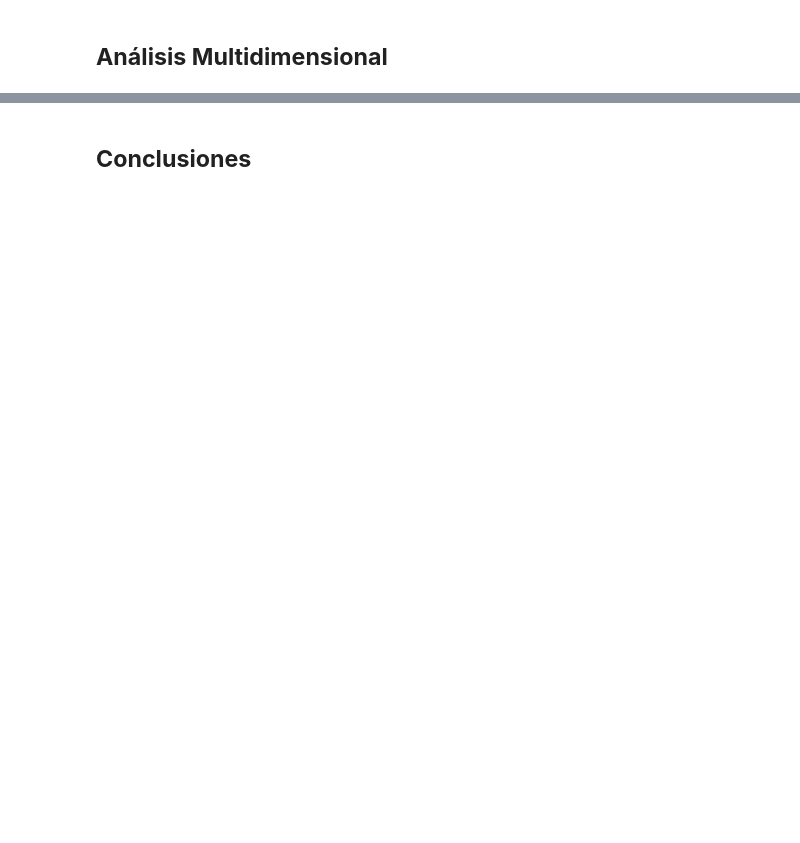
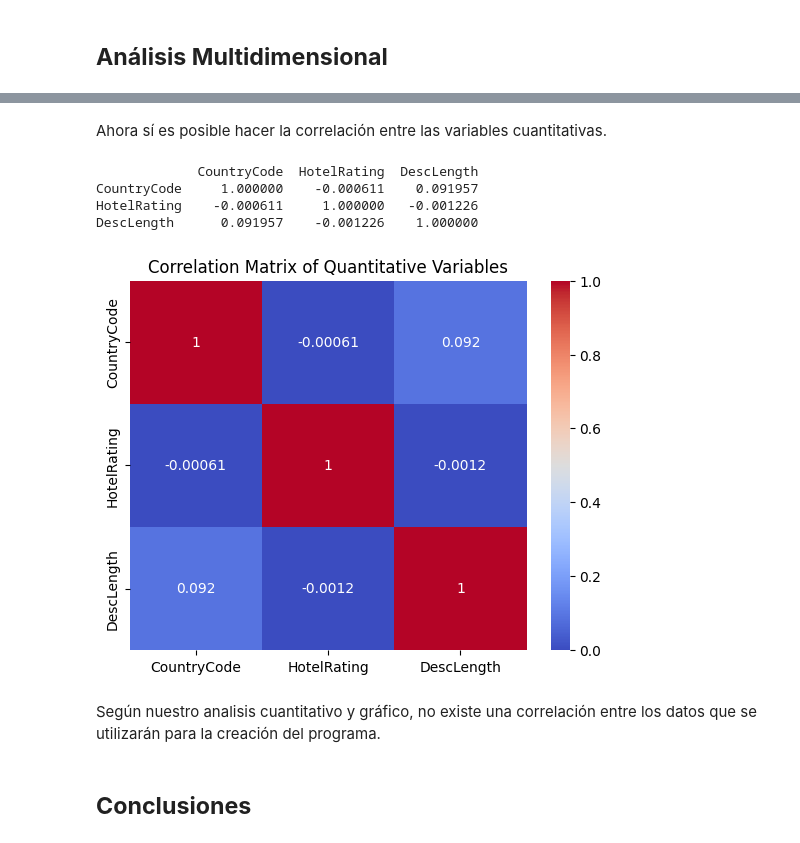
Before and after one commit to jcromo-tec/TC5035.10-proyecto-integrador, a Jupyter notebook: semana-03-avance-01/Avance1_Equipo37.ipynb, the cells around one changed output, grey strips where cells are left out. Drawn from its saved outputs; the diff is of its cells as text; code cells hidden in the pictures; blank space fills up the shorter version.

```diff
--- a/semana-03-avance-01/Avance1_Equipo37.ipynb
+++ b/semana-03-avance-01/Avance1_Equipo37.ipynb
@@ -840,0 +1139,6 @@ La lista de paises resultantes no es sorpresiva y no levanta sospechas por el mo
+# %%
+for index, row in dataframe_analysis.iterrows():
+    current_code = row["CountryCode"]
+
+    if current_code in country_codes:
+        dataframe_analysis.at[index, "CountryCode"] = country_codes[current_code]
@@ -840,0 +1193,3 @@ La lista de paises resultantes no es sorpresiva y no levanta sospechas por el mo
+# %%
+dataframe_analysis['CountryCode'] = dataframe_analysis['CountryCode'].apply(to_float_number)
+dataframe_analysis.info()
@@ -841,2 +1213,27 @@ La lista de paises resultantes no es sorpresiva y no levanta sospechas por el mo
+# %% [markdown]
+Ahora sí es posible hacer la correlación entre las variables cuantitativas.
+# %%
+dataframe_analysis_corr= dataframe_analysis.drop(['HotelCode','HotelName','Longitude','Latitude', 'CityName', 'Description'], axis=1)
+# %%
+
+correlation_matrix = dataframe_analysis_corr.corr()
+
+print(correlation_matrix)
+# %% [output]
+             CountryCode  HotelRating  DescLength
+CountryCode     1.000000    -0.000611    0.091957
+HotelRating    -0.000611     1.000000   -0.001226
+DescLength      0.091957    -0.001226    1.000000
+# %%
+
+sns.heatmap(correlation_matrix, annot=True, cmap='coolwarm')
+
+
+plt.title('Correlation Matrix of Quantitative Variables')
+plt.show()
+# %% [output]
+[figure, added]
+# %% [markdown]
+Según nuestro analisis cuantitativo y gráfico, no existe una correlación entre los datos que se utilizarán para la creación del programa.
 # %% [markdown]
 ## **Conclusiones**
```
Also changed, not shown: parts of 63 cells of this notebook.
